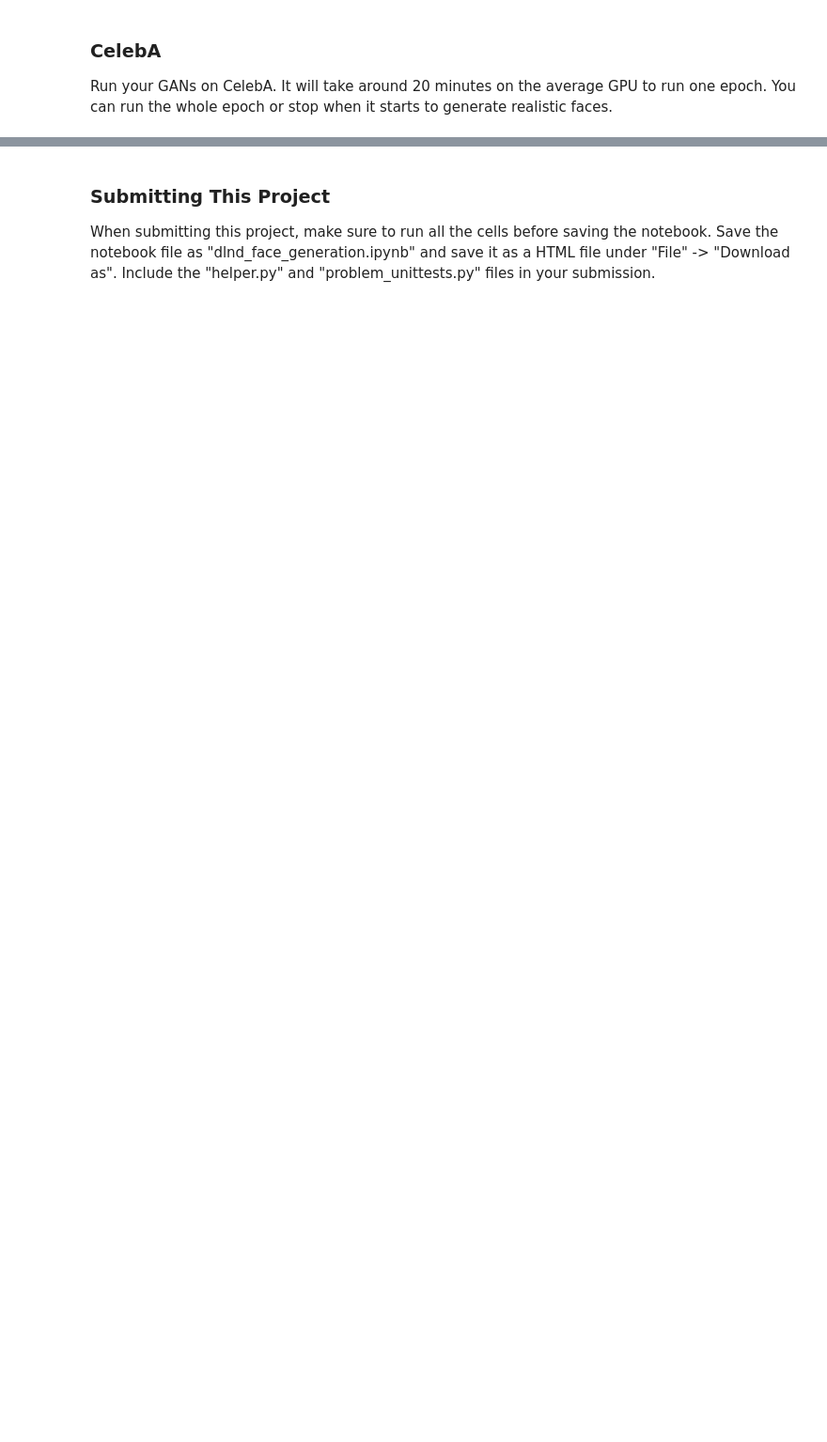
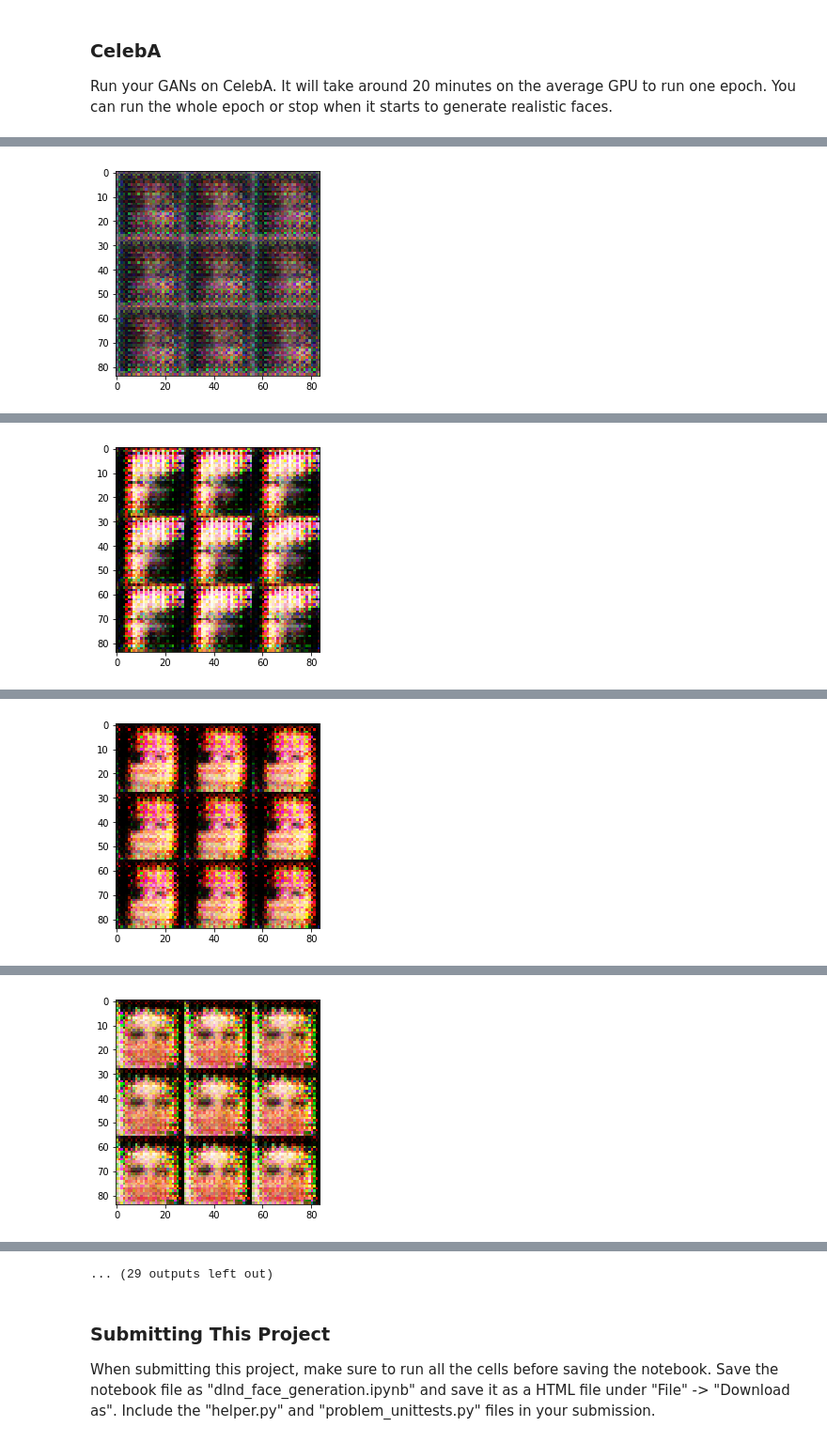
Before and after one commit to pburnsdata/Face_Generation, a Jupyter notebook: dlnd_face_generation.ipynb, the cells around one changed output, grey strips where cells are left out. Shown at 94% size. Saved outputs shown, nothing was run; the diff lists cells and outputs as text; code cells hidden in the pictures; blank space fills up the shorter version.

```diff
--- a/dlnd_face_generation.ipynb
+++ b/dlnd_face_generation.ipynb
@@ -281,11 +488,10 @@ with tf.Graph().as_default():
 ### CelebA
 Run your GANs on CelebA.  It will take around 20 minutes on the average GPU to run one epoch.  You can run the whole epoch or stop when it starts to generate realistic faces.
 # %%
-batch_size = None
-z_dim = None
-learning_rate = None
-beta1 = None
-
+batch_size = 100
+z_dim = 60
+learning_rate = .0001
+beta1 = .5
 
 """
 DON'T MODIFY ANYTHING IN THIS CELL THAT IS BELOW THIS LINE
@@ -296,3 +502,4 @@ celeba_dataset = helper.Dataset('celeba', glob(os.path.join(data_dir, 'img_align
 with tf.Graph().as_default():
     train(epochs, batch_size, z_dim, learning_rate, beta1, celeba_dataset.get_batches,
           celeba_dataset.shape, celeba_dataset.image_mode)
+# %% [output]
@@ -298,0 +516 @@ with tf.Graph().as_default():
+[figure, added]
@@ -298,0 +527 @@ with tf.Graph().as_default():
+[figure, added]
@@ -298,0 +538 @@ with tf.Graph().as_default():
+[figure, added]
@@ -298,0 +549 @@ with tf.Graph().as_default():
+[figure, added]
@@ -299,3 +572,4 @@ with tf.Graph().as_default():
+... (29 outputs left out)
 # %% [markdown]
 ### Submitting This Project
 When submitting this project, make sure to run all the cells before saving the notebook. Save the notebook file as "dlnd_face_generation.ipynb" and save it as a HTML file under "File" -> "Download as". Include the "helper.py" and "problem_unittests.py" files in your submission.
```
Also changed, not shown: parts of 13 cells of this notebook, 2 other files.
